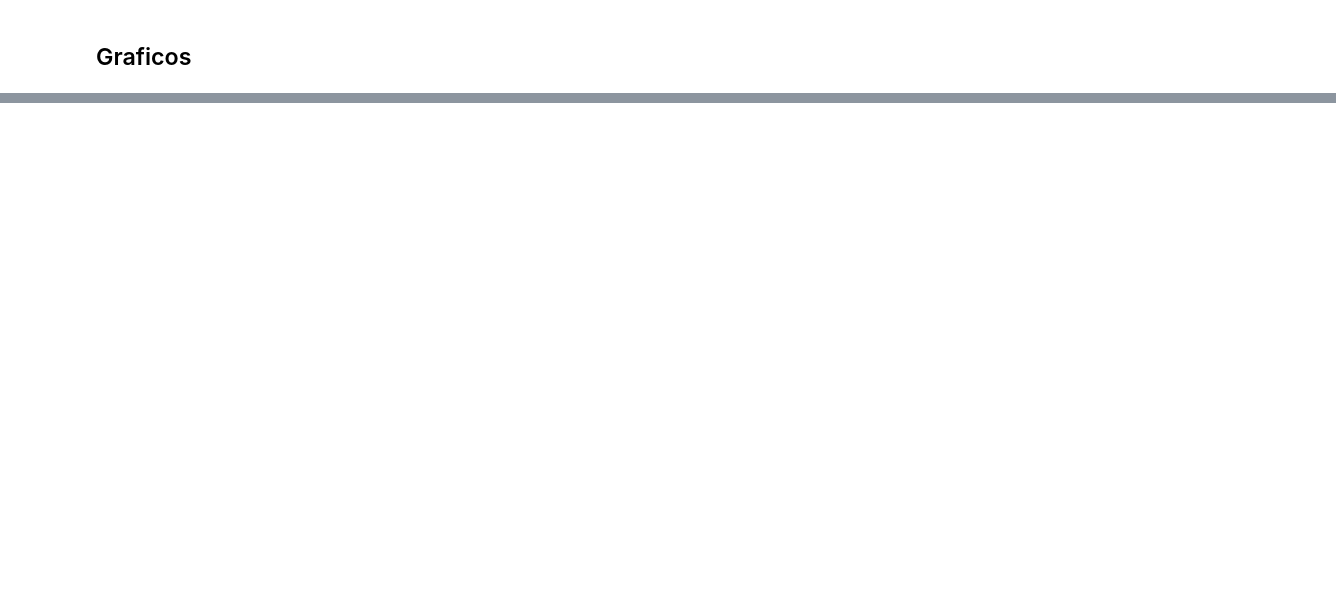
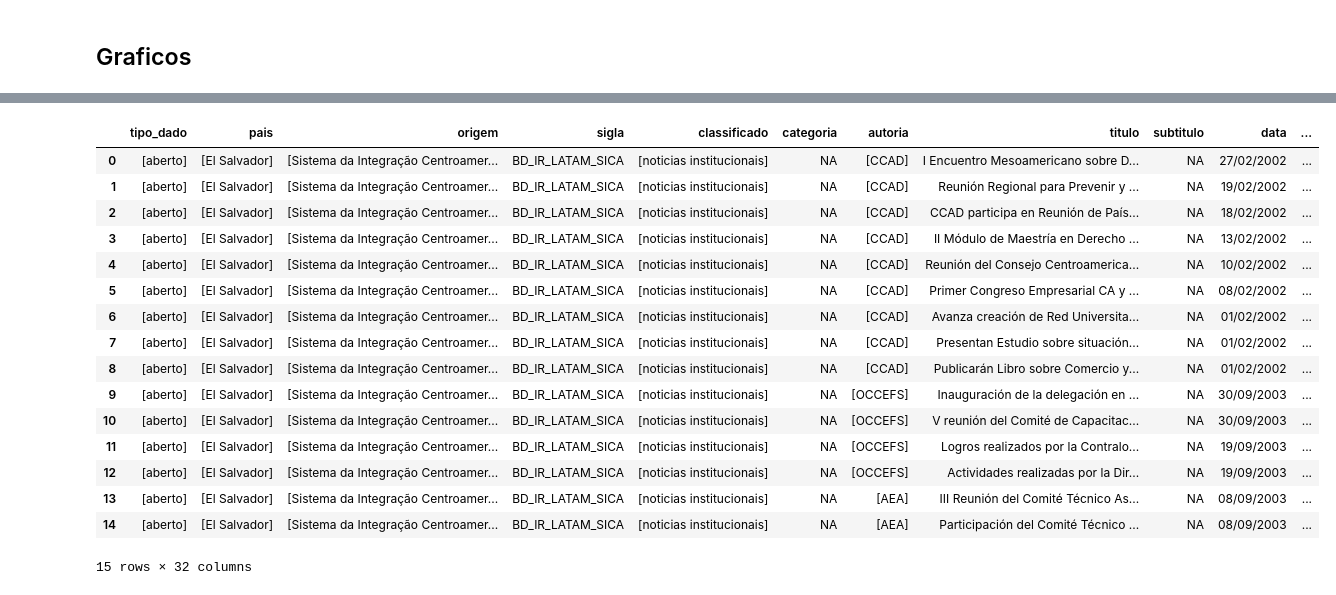
Before and after one commit to CaioPalombo/fundamentos, a Jupyter notebook: panda.ipynb, the cells around one changed output, grey strips where cells are left out. Saved outputs shown, nothing was run; the diff lists cells and outputs as text; code cells hidden in the pictures; blank space fills up the shorter version.

```diff
--- a/panda.ipynb
+++ b/panda.ipynb
@@ -255,0 +282,20 @@ ValueError: All arrays must be of the same length
+# %%
+import os
+
+caminho_pasta =  f'{caminho_completo}/json'
+lista_dfs = []
+
+for arquivo in os.listdir(caminho_pasta): #lê cada arquivo da pasta e o transforma de json para data frame
+    caminho_completo_arquivo = os.path.join(caminho_pasta, arquivo)
+    try:
+        df = pd.read_json(caminho_completo_arquivo)
+        if '_default' in df.columns:
+            df = pd.json_normalize(df['_default'])
+        lista_dfs.append(df) #junta os novos dfs em uma lista
+        print(f'Arquivo lido com sucesso: {arquivo}')
+
+    except Exception as e:
+        print(f'Erro ao ler o arquivo {arquivo}: {e}')
+
+df_sica = pd.concat(lista_dfs, ignore_index=True) #transforma todos os dfs da lista em um dataframe só
+df_sica.head()
@@ -255,0 +365,22 @@ ValueError: All arrays must be of the same length
+# %%
+# Exibe as linhas indicadas entre os parentes. Se não tiver nenhum parâmetro, será exibido apenas as primeiras 5 linhas.
+
+df_sica.head(15)
+# %% [output]
+|  | tipo_dado | pais | origem | sigla | classificado | categoria | autoria | titulo | subtitulo | data | ... |
+| 0 | [aberto] | [El Salvador] | [Sistema da Integração Centroamer... | BD_IR_LATAM_SICA | [noticias institucionais] | NA | [CCAD] | I Encuentro Mesoamericano sobre D... | NA | 27/02/2002 | ... |
+| 1 | [aberto] | [El Salvador] | [Sistema da Integração Centroamer... | BD_IR_LATAM_SICA | [noticias institucionais] | NA | [CCAD] | Reunión Regional para Prevenir y ... | NA | 19/02/2002 | ... |
+| 2 | [aberto] | [El Salvador] | [Sistema da Integração Centroamer... | BD_IR_LATAM_SICA | [noticias institucionais] | NA | [CCAD] | CCAD participa en Reunión de País... | NA | 18/02/2002 | ... |
+| 3 | [aberto] | [El Salvador] | [Sistema da Integração Centroamer... | BD_IR_LATAM_SICA | [noticias institucionais] | NA | [CCAD] | II Módulo de Maestría en Derecho ... | NA | 13/02/2002 | ... |
+| 4 | [aberto] | [El Salvador] | [Sistema da Integração Centroamer... | BD_IR_LATAM_SICA | [noticias institucionais] | NA | [CCAD] | Reunión del Consejo Centroamerica... | NA | 10/02/2002 | ... |
+| 5 | [aberto] | [El Salvador] | [Sistema da Integração Centroamer... | BD_IR_LATAM_SICA | [noticias institucionais] | NA | [CCAD] | Primer Congreso Empresarial CA y ... | NA | 08/02/2002 | ... |
+| 6 | [aberto] | [El Salvador] | [Sistema da Integração Centroamer... | BD_IR_LATAM_SICA | [noticias institucionais] | NA | [CCAD] | Avanza creación de Red Universita... | NA | 01/02/2002 | ... |
+| 7 | [aberto] | [El Salvador] | [Sistema da Integração Centroamer... | BD_IR_LATAM_SICA | [noticias institucionais] | NA | [CCAD] | Presentan Estudio sobre situación... | NA | 01/02/2002 | ... |
+| 8 | [aberto] | [El Salvador] | [Sistema da Integração Centroamer... | BD_IR_LATAM_SICA | [noticias institucionais] | NA | [CCAD] | Publicarán Libro sobre Comercio y... | NA | 01/02/2002 | ... |
+| 9 | [aberto] | [El Salvador] | [Sistema da Integração Centroamer... | BD_IR_LATAM_SICA | [noticias institucionais] | NA | [OCCEFS] | Inauguración de la delegación en ... | NA | 30/09/2003 | ... |
+| 10 | [aberto] | [El Salvador] | [Sistema da Integração Centroamer... | BD_IR_LATAM_SICA | [noticias institucionais] | NA | [OCCEFS] | V reunión del Comité de Capacitac... | NA | 30/09/2003 | ... |
+| 11 | [aberto] | [El Salvador] | [Sistema da Integração Centroamer... | BD_IR_LATAM_SICA | [noticias institucionais] | NA | [OCCEFS] | Logros realizados por la Contralo... | NA | 19/09/2003 | ... |
+| 12 | [aberto] | [El Salvador] | [Sistema da Integração Centroamer... | BD_IR_LATAM_SICA | [noticias institucionais] | NA | [OCCEFS] | Actividades realizadas por la Dir... | NA | 19/09/2003 | ... |
+| 13 | [aberto] | [El Salvador] | [Sistema da Integração Centroamer... | BD_IR_LATAM_SICA | [noticias institucionais] | NA | [AEA] | III Reunión del Comité Técnico As... | NA | 08/09/2003 | ... |
+| 14 | [aberto] | [El Salvador] | [Sistema da Integração Centroamer... | BD_IR_LATAM_SICA | [noticias institucionais] | NA | [AEA] | Participación del Comité Técnico ... | NA | 08/09/2003 | ... |
+15 rows × 32 columns
```
Also changed, not shown: parts of 45 cells of this notebook.
